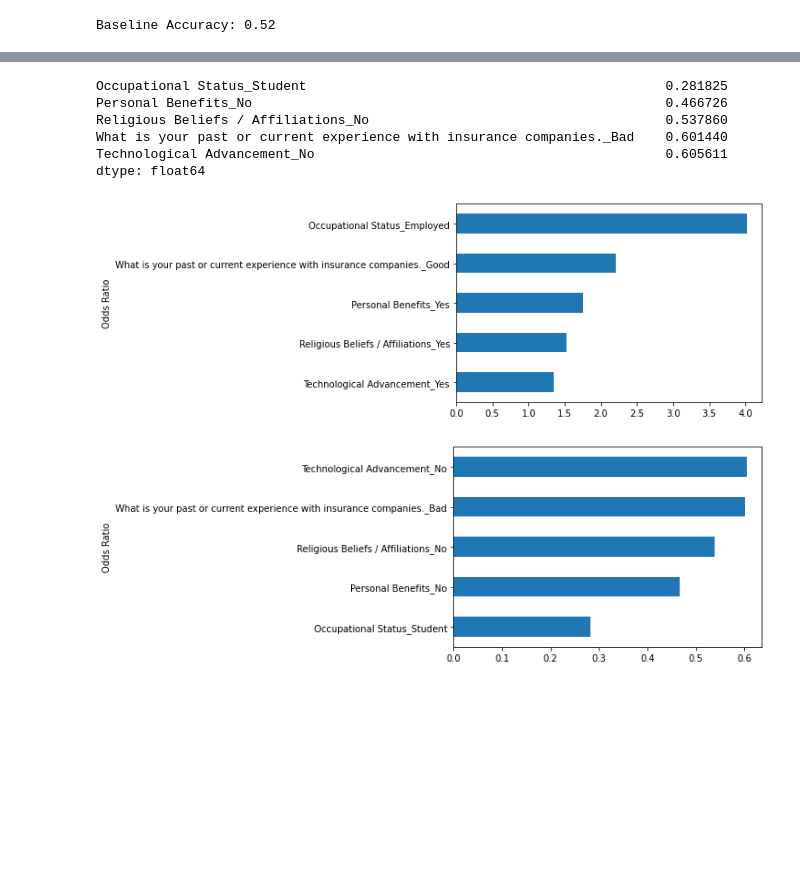
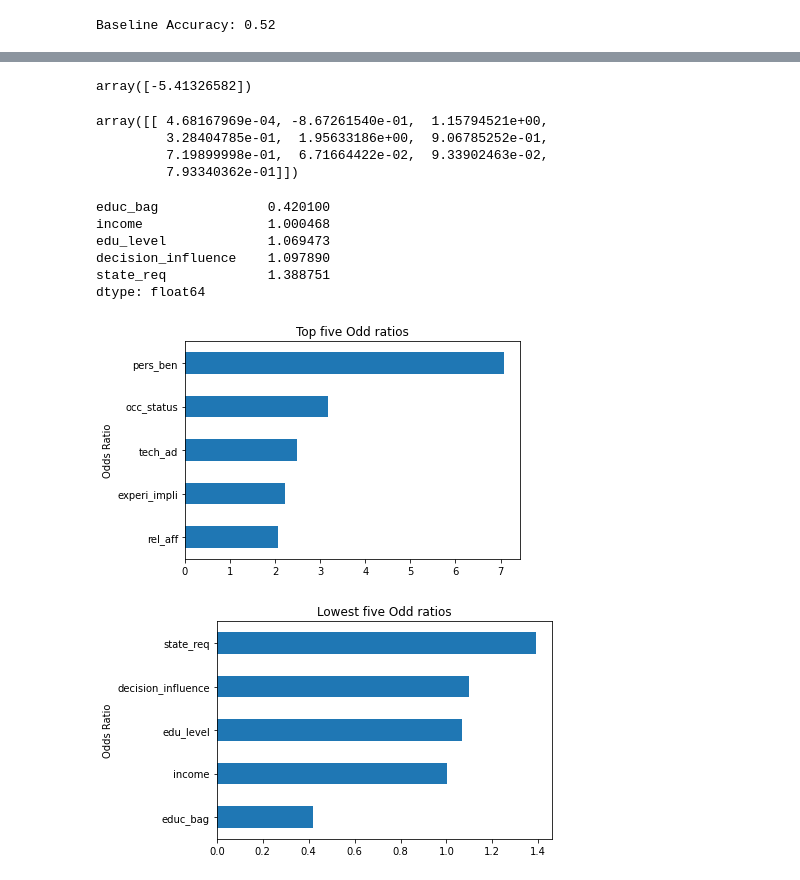
Before and after one commit to Kwadwo-900/Har-project, a Jupyter notebook: model building.ipynb, the cells around one changed output, grey strips where cells are left out. Cells and saved outputs as stored; diff of their text form; code cells hidden in the pictures; blank space fills up the shorter version.

```diff
--- a/model building.ipynb
+++ b/model building.ipynb
@@ -50,0 +49,2 @@ data = clean_data('data.csv/ip_data.csv')
+# %%
+df = pd.read_csv('data.csv/new_clean_data.csv')
@@ -78,9 +97,9 @@ data['target'].value_counts(normalize = True).plot(kind = "bar", xlabel = "Class
 occupation_pivot = pd.pivot_table(data,index="Occupational Status",values = "target",aggfunc=np.mean).sort_values(by = "target")
 occupation_pivot
 # %%
-y = data['target']
+y = df['target']
 # %%
-X = data.drop(columns = 'target')
+X = df.drop(columns = 'target')
 # %%
 X_train, X_test, y_train, y_test = train_test_split(X, y, test_size=0.2, random_state=42)
 print("X_train shape:", X_train.shape)
@@ -152,3 +174,14 @@ print(y_train_pred_proba[:5])
+# %%
+model.named_steps['logisticregression'].intercept_
+# %% [output]
+array([-5.41326582])
+# %%
+model.named_steps['logisticregression'].coef_
+# %% [output]
+array([[ 4.68167969e-04, -8.67261540e-01,  1.15794521e+00,
+         3.28404785e-01,  1.95633186e+00,  9.06785252e-01,
+         7.19899998e-01,  6.71664422e-02,  9.33902463e-02,
+         7.93340362e-01]])
 # %%
 # features that contributed to the model building
 features = model.named_steps['onehotencoder'].get_feature_names_out()
@@ -158,19 +191,23 @@ importances = model.named_steps['logisticregression'].coef_[0]
 odds_ratios = pd.Series(np.exp(importances), index = features).sort_values()
 odds_ratios.head()
 # %% [output]
-Occupational Status_Student                                              0.281825
-Personal Benefits_No                                                     0.466726
-Religious Beliefs / Affiliations_No                                      0.537860
-What is your past or current experience with insurance companies._Bad    0.601440
-Technological Advancement_No                                             0.605611
+educ_bag              0.420100
+income                1.000468
+edu_level             1.069473
+decision_influence    1.097890
+state_req             1.388751
 dtype: float64
 # %%
 # Horizontal bar chart, five largest coefficients
-odds_ratios.tail().plot(kind = "barh", xlabel = "Odds Ratio");
+odds_ratios.tail().plot(kind = "barh", xlabel = "Odds Ratio")
+plt.title("Top five Odd ratios");
+plt.savefig('top_five.png')
 # %% [output]
-[figure, old version]
+[figure, new version]
 # %%
 # Horizontal bar chart, five smallest coefficients
-odds_ratios.head().plot(kind = "barh", xlabel = "Odds Ratio");
+odds_ratios.head().plot(kind = "barh", xlabel = "Odds Ratio")
+plt.title("Lowest five Odd ratios");
+plt.savefig('lowest_five.png')
 # %% [output]
-[figure, old version]
+[figure, new version]
```
Also changed, not shown: parts of 16 cells of this notebook, 7 other files.
